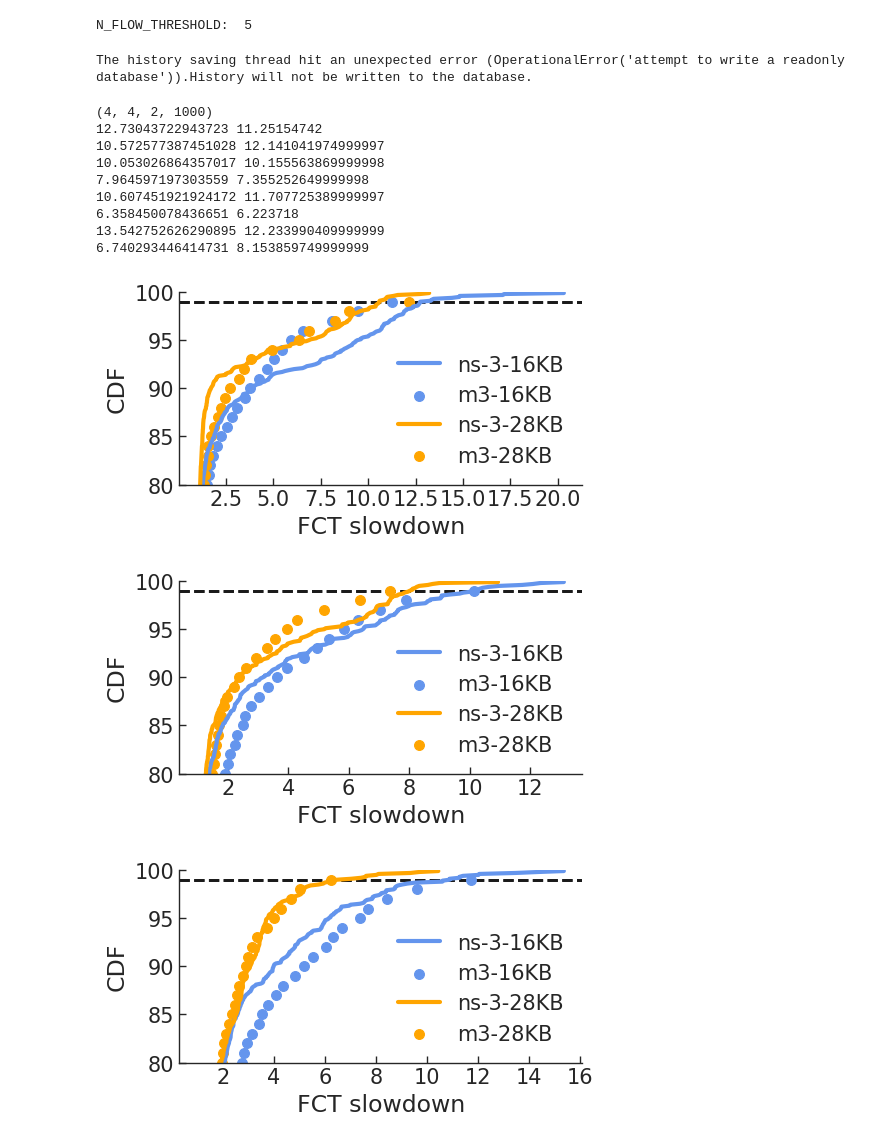
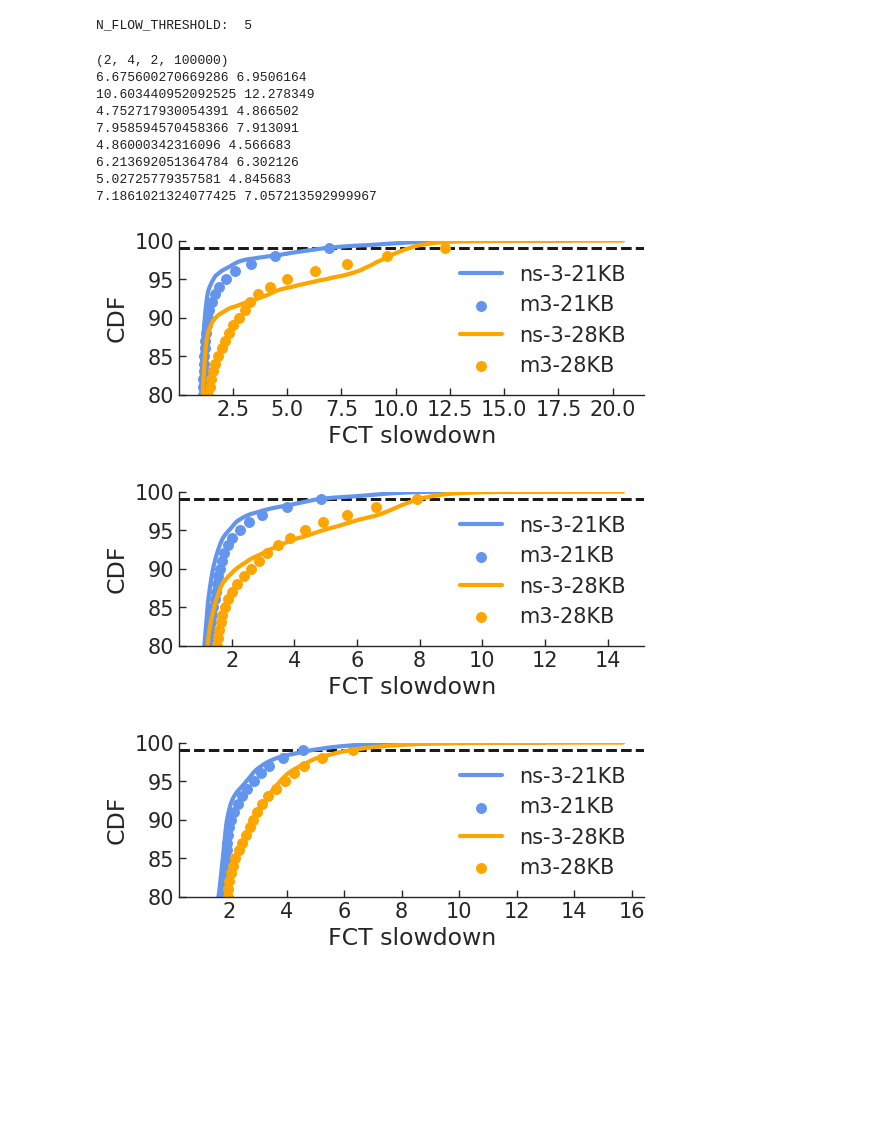
Before and after one commit to uw-polestar/parsimon-eval, a Jupyter notebook: expts/fig_8/analysis/main_sensitivity.ipynb, the cells around one changed output. Saved outputs shown, nothing was run; the diff lists cells and outputs as text; code cells hidden in the pictures; blank space fills up the shorter version.

```diff
--- a/expts/fig_8/analysis/main_sensitivity.ipynb
+++ b/expts/fig_8/analysis/main_sensitivity.ipynb
@@ -754,18 +806,18 @@ for mix_id in range(len(mixes)):
     window=int(mix_param['window'])
     if window==7000 or window==23000: continue
 
-    tmp=[load,cc,str(window)+'pmn']
+    tmp=[mix['id'],load,cc,str(window)+'pmn']
     tmp.extend(error_pmn[mix_id])
     res_k.append(tmp)
 
-    tmp=[load,cc,str(window)+'mlsys']
+    tmp=[mix['id'],load,cc,str(window)+'mlsys']
     tmp.extend(error_mlsys[mix_id])
     res_k.append(tmp)
 
 res_k=np.array(res_k)
 print("res_k:", res_k.shape)
 
-column_names = ['max_load', 'cc','method','error_0',"error_1","error_2","error_3","error_4"]
+column_names = ['id','max_load', 'cc','method','error_0',"error_1","error_2","error_3","error_4"]
 data_frame_k = pd.DataFrame(res_k, columns=column_names)
 
 print(data_frame_k.shape)
@@ -783,0 +836,16 @@ res_k: (72, 8)
+# %%
+tmp=data_frame_k[data_frame_k['method'].str.contains('mlsys')]
+# Find the row with the smallest values in "error_1," "error_2," "error_3," and "error_4"
+# Calculate the sum of "error_1," "error_2," "error_3," and "error_4" for each row
+tmp['error_sum'] = tmp[['error_1', 'error_2', 'error_3', 'error_4']].sum(axis=1)
+
+# Find the index of the row with the smallest sum
+tmp = tmp.sort_values(by='error_sum')
+
+# Select the first two rows with the smallest sum
+first_two_rows = tmp.head(10)
+
+# Drop the temporary 'error_sum' column
+tmp = tmp.drop(columns=['error_sum'])
+
+print(first_two_rows)
@@ -882,12 +969,12 @@ legend_list=['ns3-param','pmn-m-param',"mlsys"]
 
 with open(f"../spec/pmn_m.mix.json", 'r') as f:
     mixes=json.load(f)
-n_samples=1000
+n_samples=100000
 for N_FLOW_THRESHOLD in N_FLOW_THRESHOLD_LIST:
     print("N_FLOW_THRESHOLD: ",N_FLOW_THRESHOLD)
     for mlsys_dir_idx,mlsys_dir in enumerate(mlsys_dir_list):
         res_final=[]
-        for worst_low_id in [172, 116, 105, 165]:
+        for worst_low_id in [137, 165]:
         # for worst_low_id in [172]:
             mix_dir = f'../data/{worst_low_id}'
             df_pmn_m = pd.read_csv(f'{mix_dir}/{legend_list[1]}/records.csv')
@@ -1071,17 +1158,16 @@ def plot_cdf(
         plt.title(title, fontsize=_fontsize - 5)
     if file_name:
         plt.savefig(file_name, bbox_inches="tight", pad_inches=0)
-# %% [output]
-The history saving thread hit an unexpected error (OperationalError('attempt to write a readonly database')).History will not be written to the database.
 # %%
+_fontsize=15
 print(res_final.shape)
-title_str_list=['-11KB','-16KB', '-19KB', '-28KB']
+title_str_list=['-21KB','-28KB']
 loc=4
 P99_PERCENTILE_LIST=np.arange(1,100,1)
 for i in range(res_final.shape[1]):
     data=res_final[:,i]
 
-    fig = plt.figure(figsize=(5.2, 2.5))  # 2.5 inch for 1/3 double column width
+    fig = plt.figure(figsize=(6, 2))  # 2.5 inch for 1/3 double column width
     ax = fig.add_subplot(111)
     ax=plt.gca()
 
@@ -1089,43 +1175,43 @@ for i in range(res_final.shape[1]):
     ax.spines["top"].set_visible(False)
 
     ax.tick_params(axis="y", direction="in")
     ax.tick_params(axis="x", direction="in")
 
-    for idx,j in enumerate([1,3]):
+    for idx,j in enumerate([0,1]):
 
         plt.plot(np.sort(data[j,0]), (np.arange(len(data[j,0]))/len(data[j,0])*100), label='ns-3'+title_str_list[j], color=color_list[idx], linewidth=3)
         sizebucket_to_sldn_flowsim=np.percentile(data[j,1],P99_PERCENTILE_LIST)
         plt.scatter(
             sizebucket_to_sldn_flowsim,
             P99_PERCENTILE_LIST,
             color=color_list[idx],
             label='m3'+title_str_list[j],
             marker="o",
             s=50,
         )
         print(f"{np.percentile(data[j,0],99)} {np.percentile(data[j,1],99)}")
         plt.axhline(99, color='k', linewidth=2, linestyle='--',zorder=0)
         legend_properties = {"size": _fontsize}
         plt.xlabel('FCT slowdown', fontsize=_fontsize+2)
         plt.ylabel('CDF', fontsize=_fontsize+2)
         plt.legend(prop=legend_properties,
         frameon=False,
         loc=loc)
 
         plt.ylim(80,100)
         plt.yticks(fontsize=_fontsize)
         plt.xticks(fontsize=_fontsize)
     plt.savefig(f'figs/eva_window_sldn_{i}.pdf', bbox_inches="tight", pad_inches=0)
 # %% [output]
-(4, 4, 2, 1000)
-12.73043722943723 11.25154742
-10.572577387451028 12.141041974999997
-10.053026864357017 10.155563869999998
-7.964597197303559 7.355252649999998
-10.607451921924172 11.707725389999997
-6.358450078436651 6.223718
-13.542752626290895 12.233990409999999
-6.740293446414731 8.153859749999999
+(2, 4, 2, 100000)
+6.675600270669286 6.9506164
+10.603440952092525 12.278349
+4.752717930054391 4.866502
+7.958594570458366 7.913091
+4.86000342316096 4.566683
+6.213692051364784 6.302126
+5.02725779357581 4.845683
+7.1861021324077425 7.057213592999967
-[figure, old version]
+[figure, new version]
-[figure, old version]
+[figure, new version]
-[figure, old version]
+[figure, new version]
```
Also changed, not shown: parts of 5 cells of this notebook, 48 other files.
